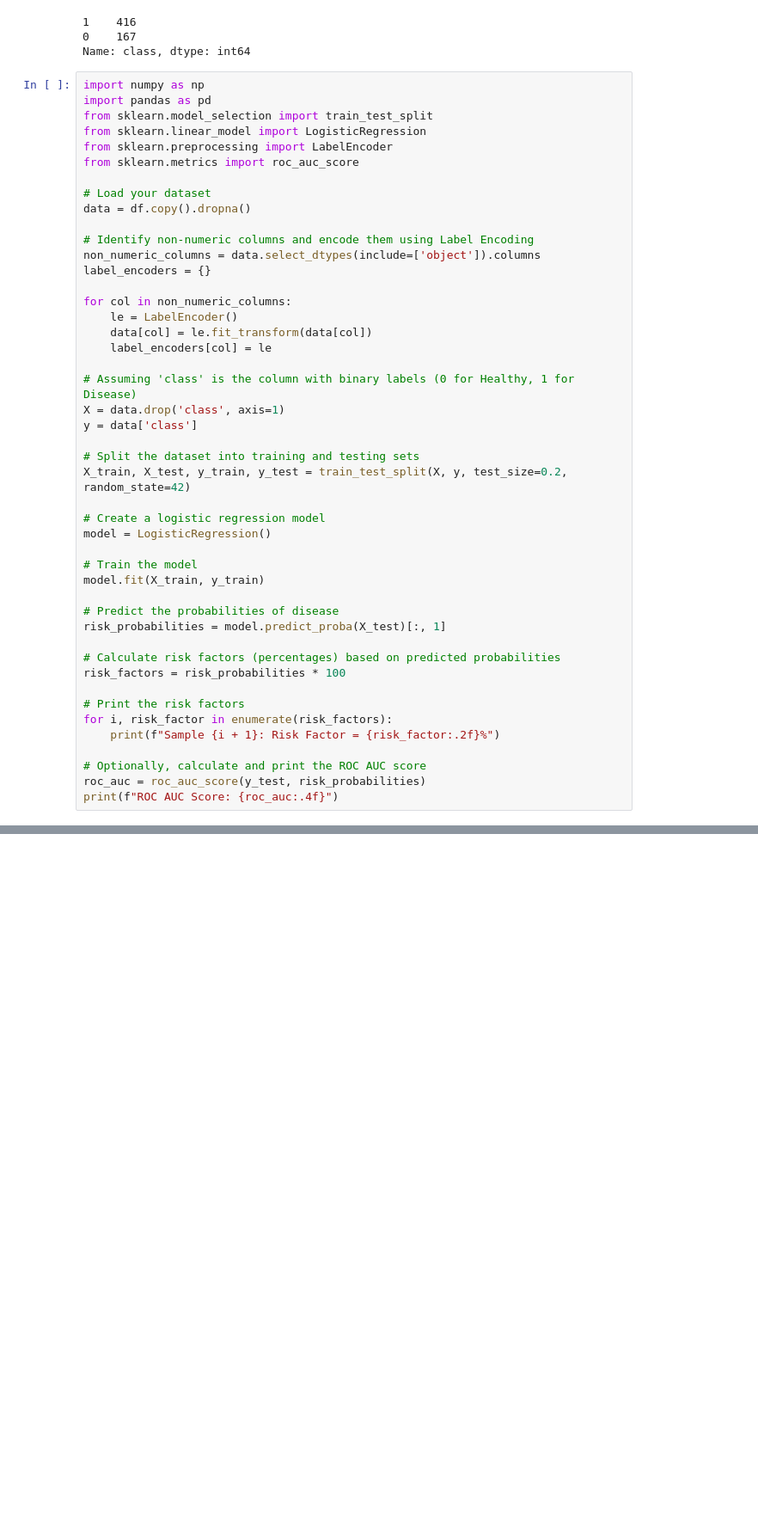
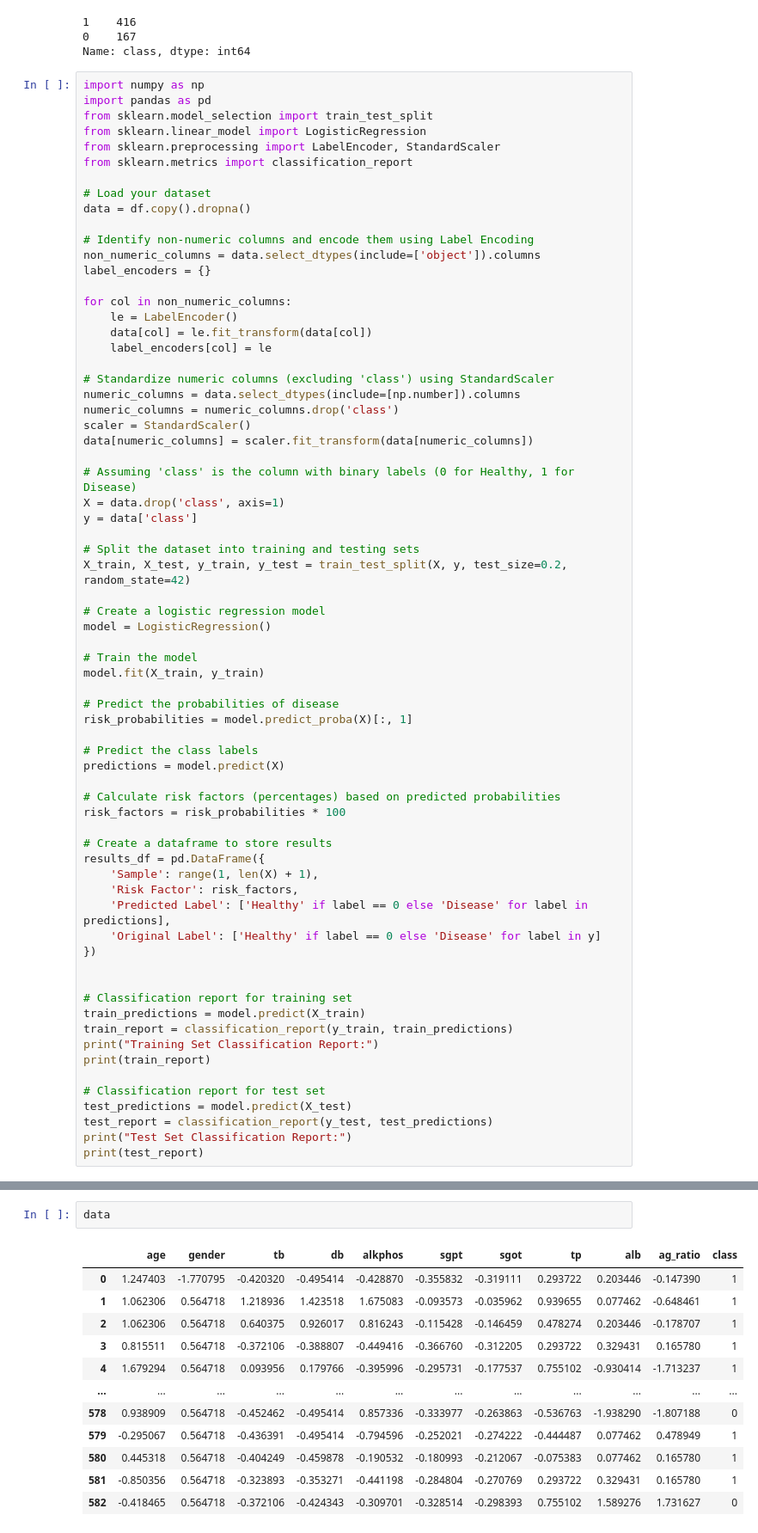
Before and after one commit to koushikroy/liver_disease_prediction, a Jupyter notebook: risk_factor.ipynb, the cells around one changed output, grey strips where cells are left out. Shown: that part at 86% size. Cells and saved outputs as stored; diff of their text form; blank space fills up the shorter version.

```diff
--- a/risk_factor.ipynb
+++ b/risk_factor.ipynb
@@ -35,8 +35,8 @@ import numpy as np
 import pandas as pd
 from sklearn.model_selection import train_test_split
 from sklearn.linear_model import LogisticRegression
-from sklearn.preprocessing import LabelEncoder
-from sklearn.metrics import roc_auc_score
+from sklearn.preprocessing import LabelEncoder, StandardScaler
+from sklearn.metrics import classification_report
 
 # Load your dataset
 data = df.copy().dropna()
@@ -49,6 +49,12 @@ for col in non_numeric_columns:
     le = LabelEncoder()
     data[col] = le.fit_transform(data[col])
     label_encoders[col] = le
+
+# Standardize numeric columns (excluding 'class') using StandardScaler
+numeric_columns = data.select_dtypes(include=[np.number]).columns
+numeric_columns = numeric_columns.drop('class')
+scaler = StandardScaler()
+data[numeric_columns] = scaler.fit_transform(data[numeric_columns])
 
 # Assuming 'class' is the column with binary labels (0 for Healthy, 1 for Disease)
 X = data.drop('class', axis=1)
@@ -64,16 +70,32 @@ model = LogisticRegression()
 model.fit(X_train, y_train)
 
 # Predict the probabilities of disease
-risk_probabilities = model.predict_proba(X_test)[:, 1]
+risk_probabilities = model.predict_proba(X)[:, 1]
+
+# Predict the class labels
+predictions = model.predict(X)
 
 # Calculate risk factors (percentages) based on predicted probabilities
 risk_factors = risk_probabilities * 100
 
-# Print the risk factors
-for i, risk_factor in enumerate(risk_factors):
-    print(f"Sample {i + 1}: Risk Factor = {risk_factor:.2f}%")
+# Create a dataframe to store results
+results_df = pd.DataFrame({
+    'Sample': range(1, len(X) + 1),
+    'Risk Factor': risk_factors,
+    'Predicted Label': ['Healthy' if label == 0 else 'Disease' for label in predictions],
+    'Original Label': ['Healthy' if label == 0 else 'Disease' for label in y]
+})
 
-# Optionally, calculate and print the ROC AUC score
-roc_auc = roc_auc_score(y_test, risk_probabilities)
-print(f"ROC AUC Score: {roc_auc:.4f}")
+
+# Classification report for training set
+train_predictions = model.predict(X_train)
+train_report = classification_report(y_train, train_predictions)
+print("Training Set Classification Report:")
+print(train_report)
+
+# Classification report for test set
+test_predictions = model.predict(X_test)
+test_report = classification_report(y_test, test_predictions)
+print("Test Set Classification Report:")
+print(test_report)
 # %% [output]
@@ -103,0 +137,15 @@ Please also refer to the documentation for alternative solver options:
+# %%
+data
+# %% [output]
+|  | age | gender | tb | db | alkphos | sgpt | sgot | tp | alb | ag_ratio | class |
+| 0 | 1.247403 | -1.770795 | -0.420320 | -0.495414 | -0.428870 | -0.355832 | -0.319111 | 0.293722 | 0.203446 | -0.147390 | 1 |
+| 1 | 1.062306 | 0.564718 | 1.218936 | 1.423518 | 1.675083 | -0.093573 | -0.035962 | 0.939655 | 0.077462 | -0.648461 | 1 |
+| 2 | 1.062306 | 0.564718 | 0.640375 | 0.926017 | 0.816243 | -0.115428 | -0.146459 | 0.478274 | 0.203446 | -0.178707 | 1 |
+| 3 | 0.815511 | 0.564718 | -0.372106 | -0.388807 | -0.449416 | -0.366760 | -0.312205 | 0.293722 | 0.329431 | 0.165780 | 1 |
+| 4 | 1.679294 | 0.564718 | 0.093956 | 0.179766 | -0.395996 | -0.295731 | -0.177537 | 0.755102 | -0.930414 | -1.713237 | 1 |
+| ... | ... | ... | ... | ... | ... | ... | ... | ... | ... | ... | ... |
+| 578 | 0.938909 | 0.564718 | -0.452462 | -0.495414 | 0.857336 | -0.333977 | -0.263863 | -0.536763 | -1.938290 | -1.807188 | 0 |
+| 579 | -0.295067 | 0.564718 | -0.436391 | -0.495414 | -0.794596 | -0.252021 | -0.274222 | -0.444487 | 0.077462 | 0.478949 | 1 |
+| 580 | 0.445318 | 0.564718 | -0.404249 | -0.459878 | -0.190532 | -0.180993 | -0.212067 | -0.075383 | 0.077462 | 0.165780 | 1 |
+| 581 | -0.850356 | 0.564718 | -0.323893 | -0.353271 | -0.441198 | -0.284804 | -0.270769 | 0.293722 | 0.329431 | 0.165780 | 1 |
+| 582 | -0.418465 | 0.564718 | -0.372106 | -0.424343 | -0.309701 | -0.328514 | -0.298393 | 0.755102 | 1.589276 | 1.731627 | 0 |
```
Also changed, not shown: parts of 6 cells of this notebook, 8 other files.
